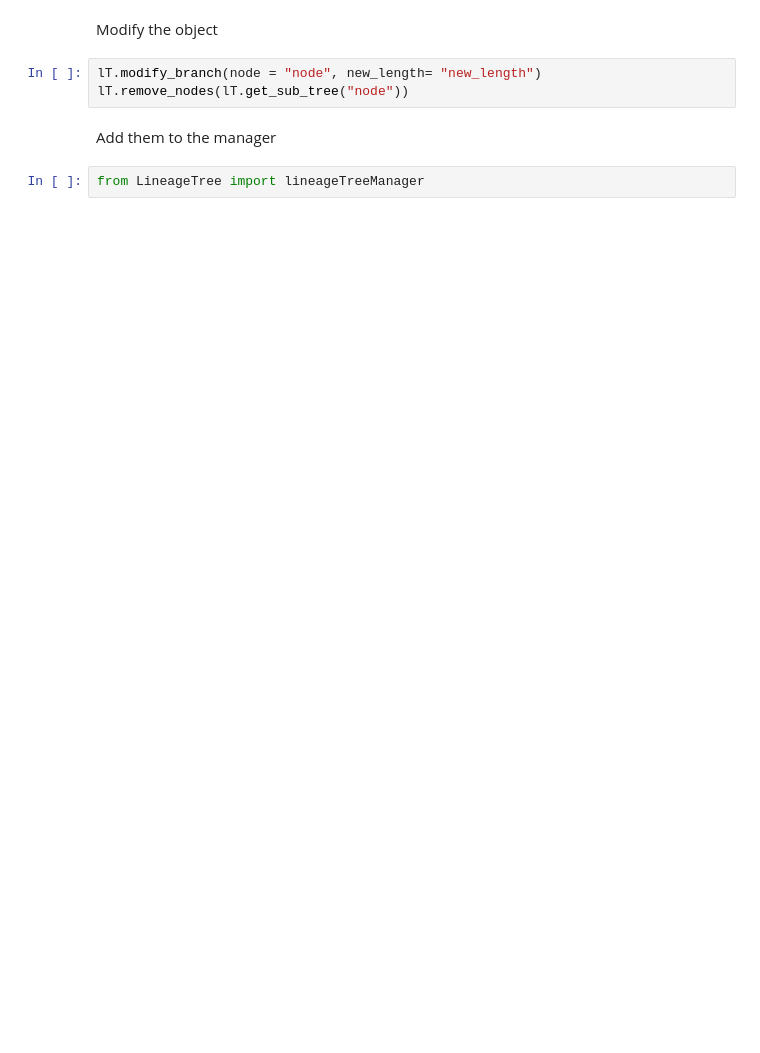
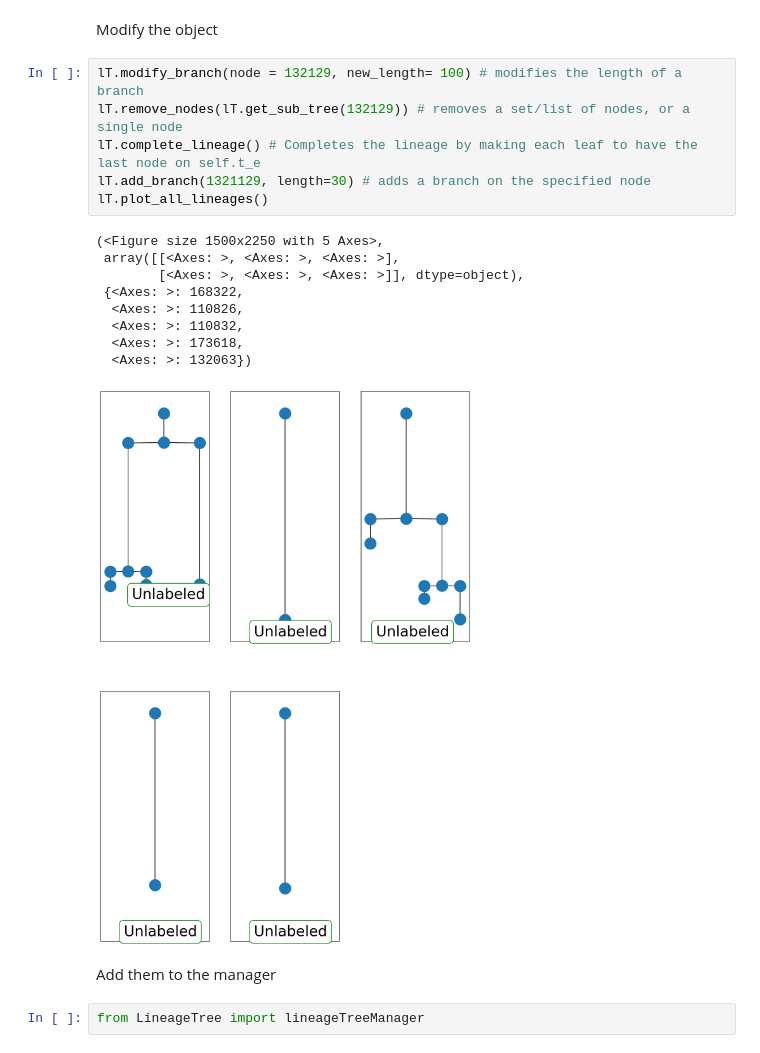
Before and after one commit to GuignardLab/LineageTree, a Jupyter notebook: notebooks/Basics_of_lineageTree.ipynb, the cells around one changed output. Cells and saved outputs as stored; diff of their text form; blank space fills up the shorter version.

```diff
--- a/notebooks/Basics_of_lineageTree.ipynb
+++ b/notebooks/Basics_of_lineageTree.ipynb
@@ -22,8 +76,21 @@ lT.get_sub_tree("node"), lT.plot_node("node", "**kawrgs")
 # %% [markdown]
 Modify the object
-# %%
-lT.modify_branch(node = "node", new_length= "new_length")
-lT.remove_nodes(lT.get_sub_tree("node"))
+# %%
+lT.modify_branch(node = 132129, new_length= 100) # modifies the length of a branch
+lT.remove_nodes(lT.get_sub_tree(132129)) # removes a set/list of nodes, or a single node
+lT.complete_lineage() # Completes the lineage by making each leaf to have the last node on self.t_e
+lT.add_branch(1321129, length=30) # adds a branch on the specified node
+lT.plot_all_lineages()
+# %% [output]
+(<Figure size 1500x2250 with 5 Axes>,
+ array([[<Axes: >, <Axes: >, <Axes: >],
+        [<Axes: >, <Axes: >, <Axes: >]], dtype=object),
+ {<Axes: >: 168322,
+  <Axes: >: 110826,
+  <Axes: >: 110832,
+  <Axes: >: 173618,
+  <Axes: >: 132063})
+[figure, added]
 # %% [markdown]
 Add them to the manager
 # %%
```
Also changed, not shown: parts of 8 cells of this notebook, 3 other files.
